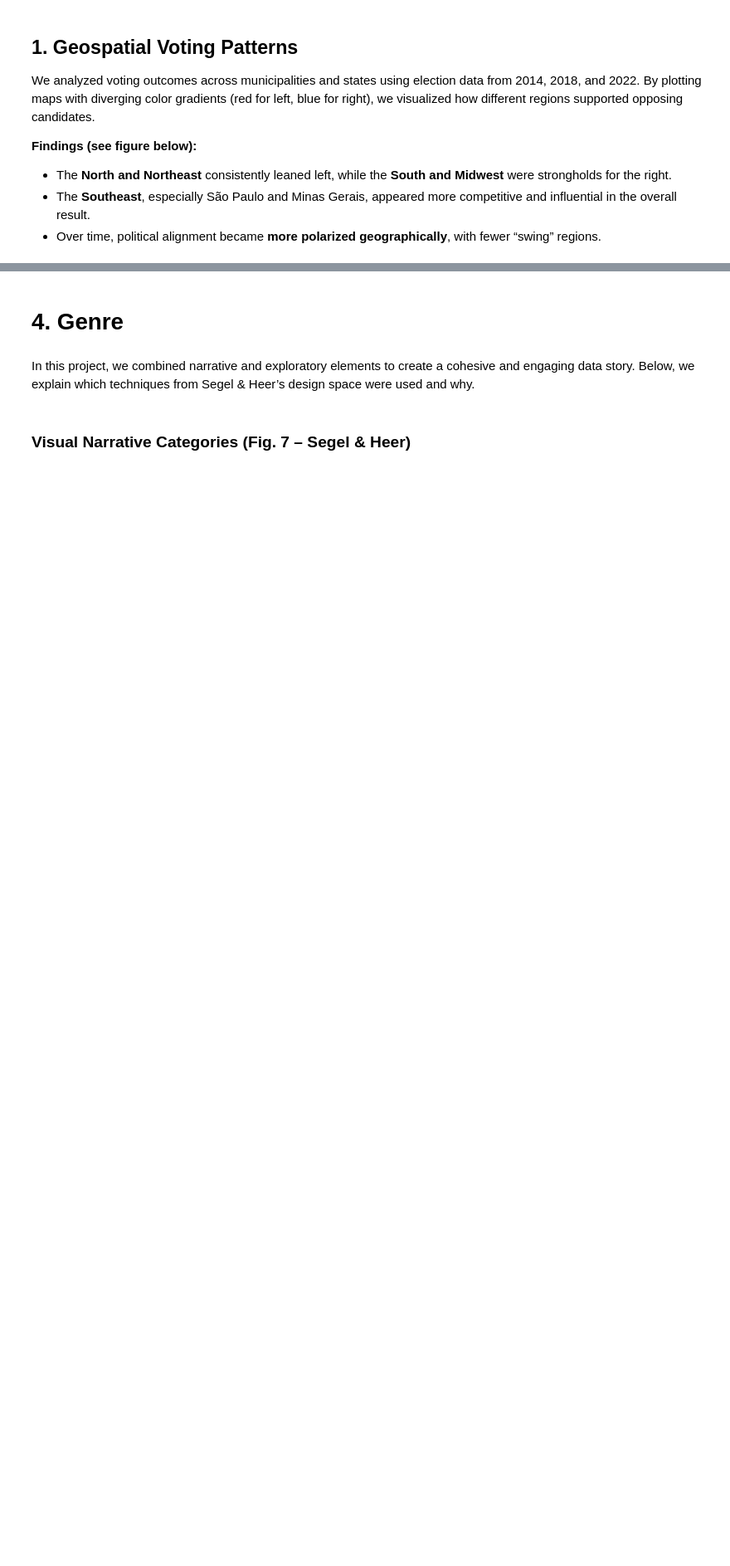
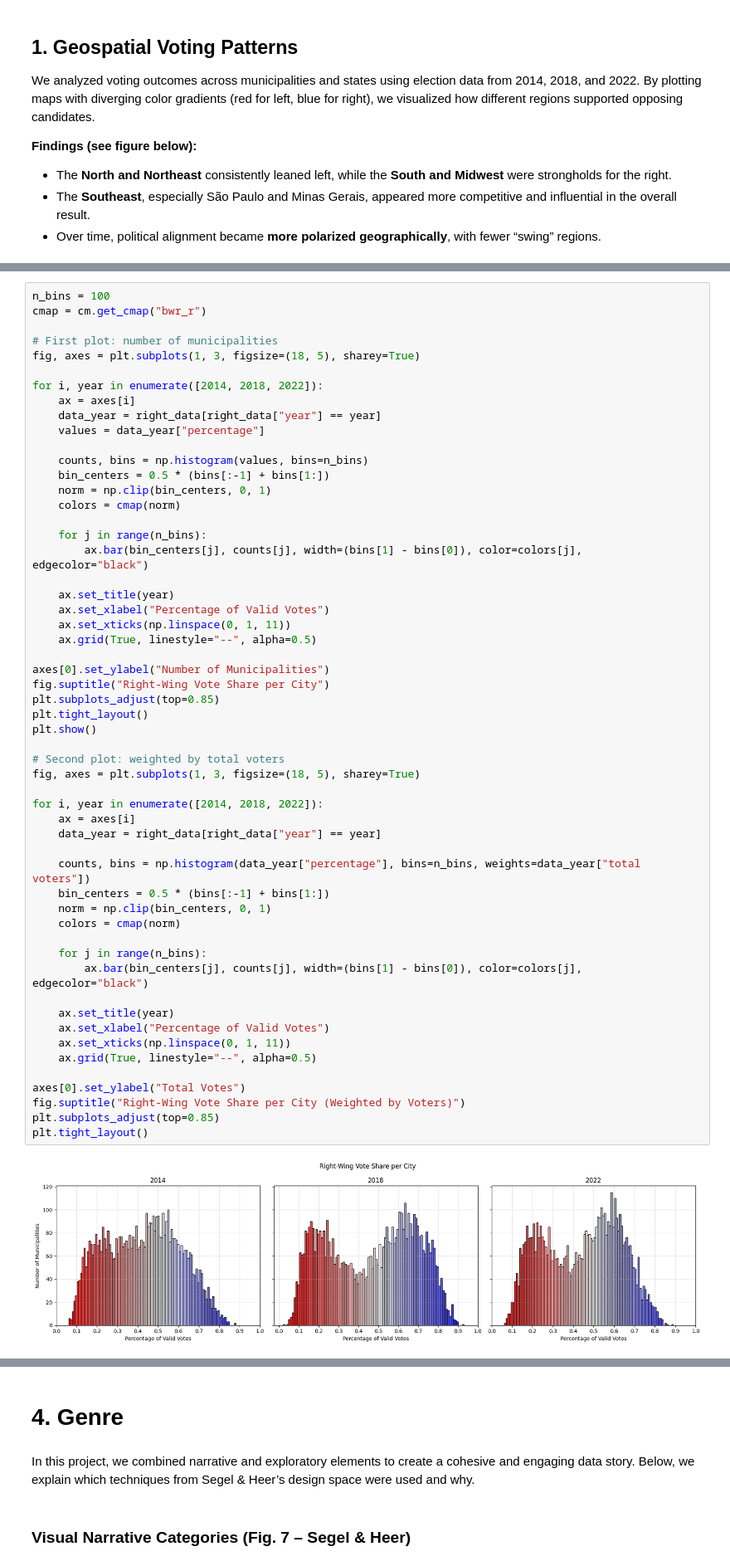
Before and after one commit to alonakonst/alonakonst.github.io, a Jupyter notebook: notebook.ipynb, the cells around one changed output, grey strips where cells are left out. Shown at 83% size. Drawn from its saved outputs; the diff is of its cells as text; blank space fills up the shorter version.

```diff
--- a/notebook.ipynb
+++ b/notebook.ipynb
@@ -208,0 +234,57 @@ FileNotFoundError: [Errno 2] No such file or directory: 'C:\\Users\\alyon\\OneDr
+# %%
+n_bins = 100
+cmap = cm.get_cmap("bwr_r")
+
+# First plot: number of municipalities
+fig, axes = plt.subplots(1, 3, figsize=(18, 5), sharey=True)
+
+for i, year in enumerate([2014, 2018, 2022]):
+    ax = axes[i]
+    data_year = right_data[right_data["year"] == year]
+    values = data_year["percentage"]
+
+    counts, bins = np.histogram(values, bins=n_bins)
+    bin_centers = 0.5 * (bins[:-1] + bins[1:])
+    norm = np.clip(bin_centers, 0, 1)
+    colors = cmap(norm)
+
+    for j in range(n_bins):
+        ax.bar(bin_centers[j], counts[j], width=(bins[1] - bins[0]), color=colors[j], edgecolor="black")
+
+    ax.set_title(year)
+    ax.set_xlabel("Percentage of Valid Votes")
+    ax.set_xticks(np.linspace(0, 1, 11))
+    ax.grid(True, linestyle="--", alpha=0.5)
+
+axes[0].set_ylabel("Number of Municipalities")
+fig.suptitle("Right-Wing Vote Share per City")
+plt.subplots_adjust(top=0.85)
+plt.tight_layout()
+plt.show()
+
+# Second plot: weighted by total voters
+fig, axes = plt.subplots(1, 3, figsize=(18, 5), sharey=True)
+
+for i, year in enumerate([2014, 2018, 2022]):
+    ax = axes[i]
+    data_year = right_data[right_data["year"] == year]
+
+    counts, bins = np.histogram(data_year["percentage"], bins=n_bins, weights=data_year["total voters"])
+    bin_centers = 0.5 * (bins[:-1] + bins[1:])
+    norm = np.clip(bin_centers, 0, 1)
+    colors = cmap(norm)
+
+    for j in range(n_bins):
+        ax.bar(bin_centers[j], counts[j], width=(bins[1] - bins[0]), color=colors[j], edgecolor="black")
+
+    ax.set_title(year)
+    ax.set_xlabel("Percentage of Valid Votes")
+    ax.set_xticks(np.linspace(0, 1, 11))
+    ax.grid(True, linestyle="--", alpha=0.5)
+
+axes[0].set_ylabel("Total Votes")
+fig.suptitle("Right-Wing Vote Share per City (Weighted by Voters)")
+plt.subplots_adjust(top=0.85)
+plt.tight_layout()
+# %% [output]
+[figure, added]
```
Also changed, not shown: parts of 54 cells of this notebook.
